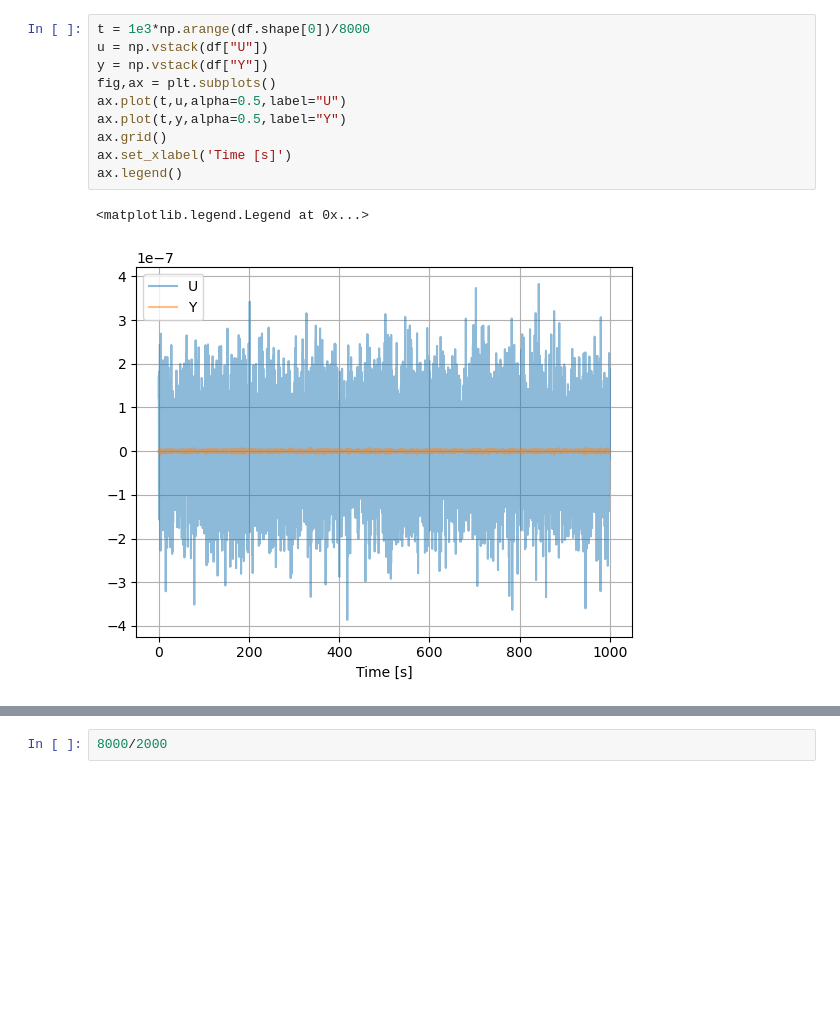
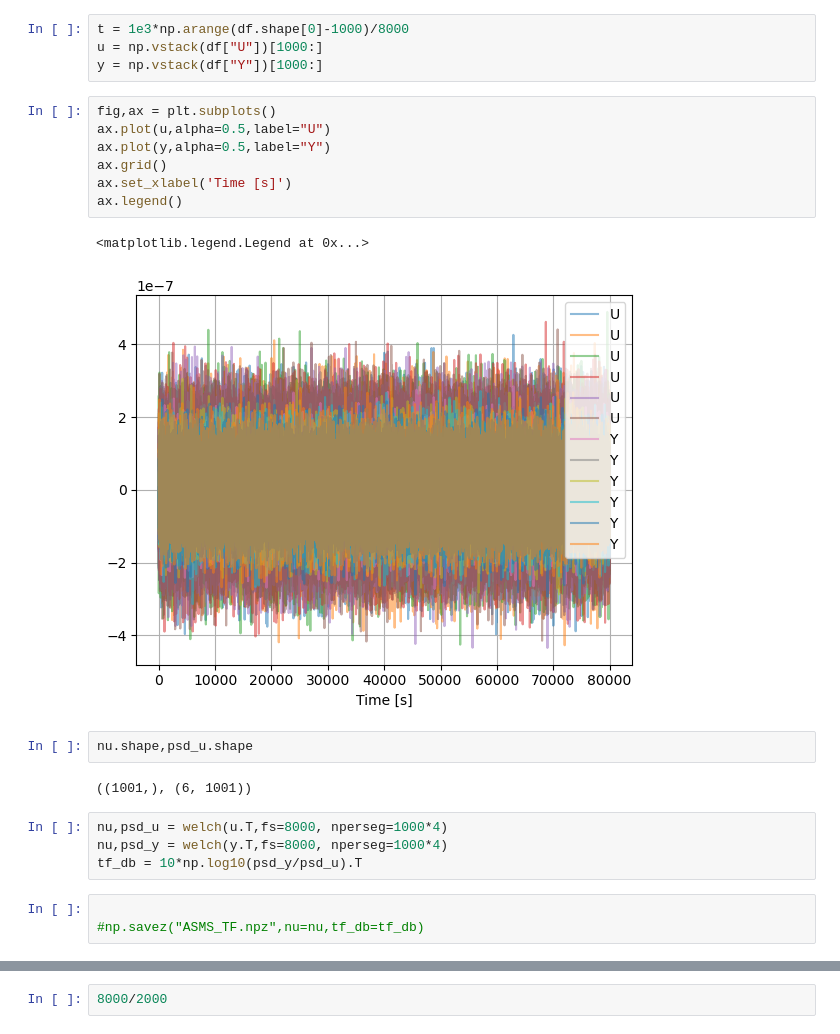
Before and after one commit to rodrigo-romano/dos-actors, a Jupyter notebook: grsim/asms/src/bin/transfer-functions/transfer-functions.ipynb, the cells around one changed output, grey strips where cells are left out. Saved outputs shown, nothing was run; the diff lists cells and outputs as text; blank space fills up the shorter version.

```diff
--- a/grsim/asms/src/bin/transfer-functions/transfer-functions.ipynb
+++ b/grsim/asms/src/bin/transfer-functions/transfer-functions.ipynb
@@ -24,14 +25,26 @@ df
+# %%
+t = 1e3*np.arange(df.shape[0]-1000)/8000
+u = np.vstack(df["U"])[1000:]
+y = np.vstack(df["Y"])[1000:]
 # %%
-t = 1e3*np.arange(df.shape[0])/8000
-u = np.vstack(df["U"])
-y = np.vstack(df["Y"])
 fig,ax = plt.subplots()
-ax.plot(t,u,alpha=0.5,label="U")
-ax.plot(t,y,alpha=0.5,label="Y")
+ax.plot(u,alpha=0.5,label="U")
+ax.plot(y,alpha=0.5,label="Y")
 ax.grid()
 ax.set_xlabel('Time [s]')
 ax.legend()
 # %% [output]
 <matplotlib.legend.Legend at 0x...>
-[figure, old version]
+[figure, new version]
+# %%
+nu.shape,psd_u.shape
+# %% [output]
+((1001,), (6, 1001))
+# %%
+nu,psd_u = welch(u.T,fs=8000, nperseg=1000*4)
+nu,psd_y = welch(y.T,fs=8000, nperseg=1000*4)
+tf_db = 10*np.log10(psd_y/psd_u).T
+# %%
+
+#np.savez("ASMS_TF.npz",nu=nu,tf_db=tf_db)
 # %%
```
Also changed, not shown: parts of 22 cells of this notebook, 1 other file.
